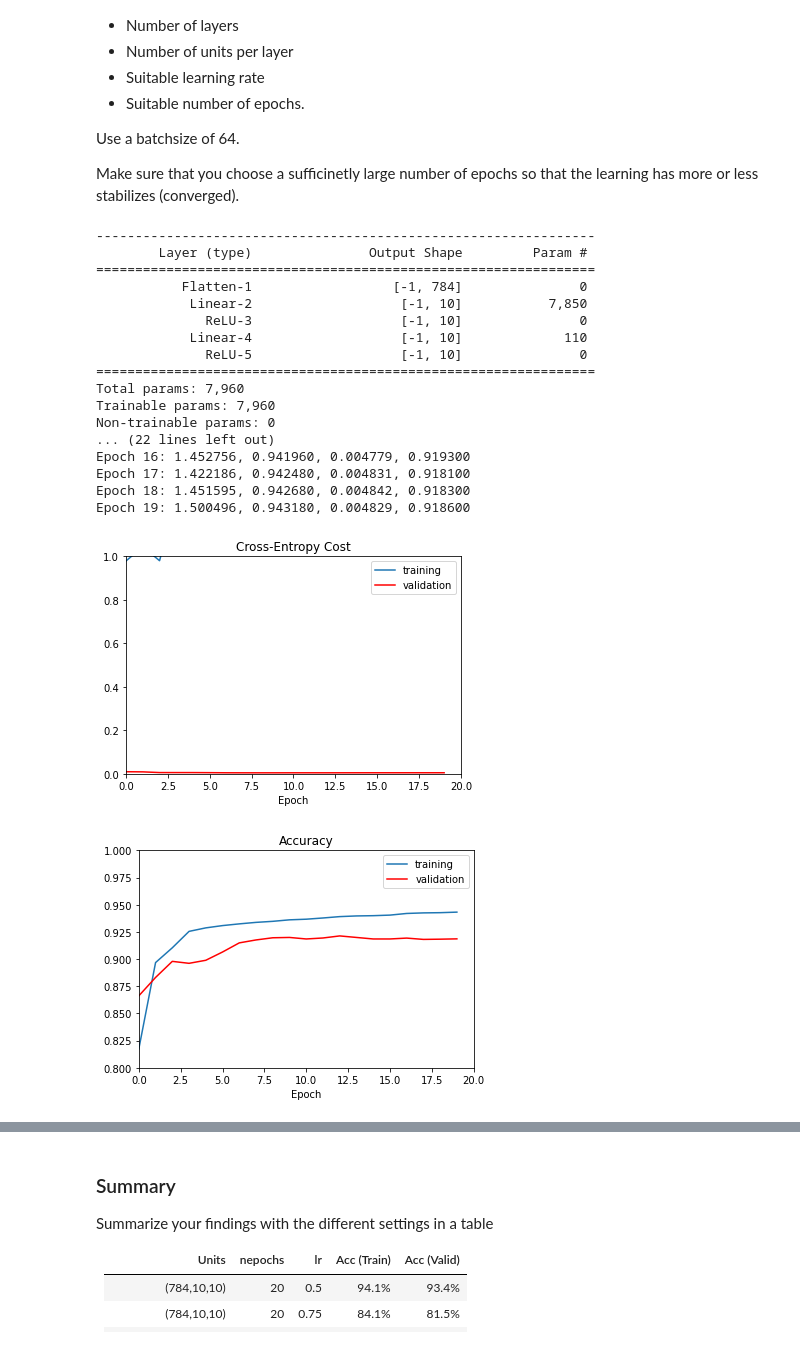
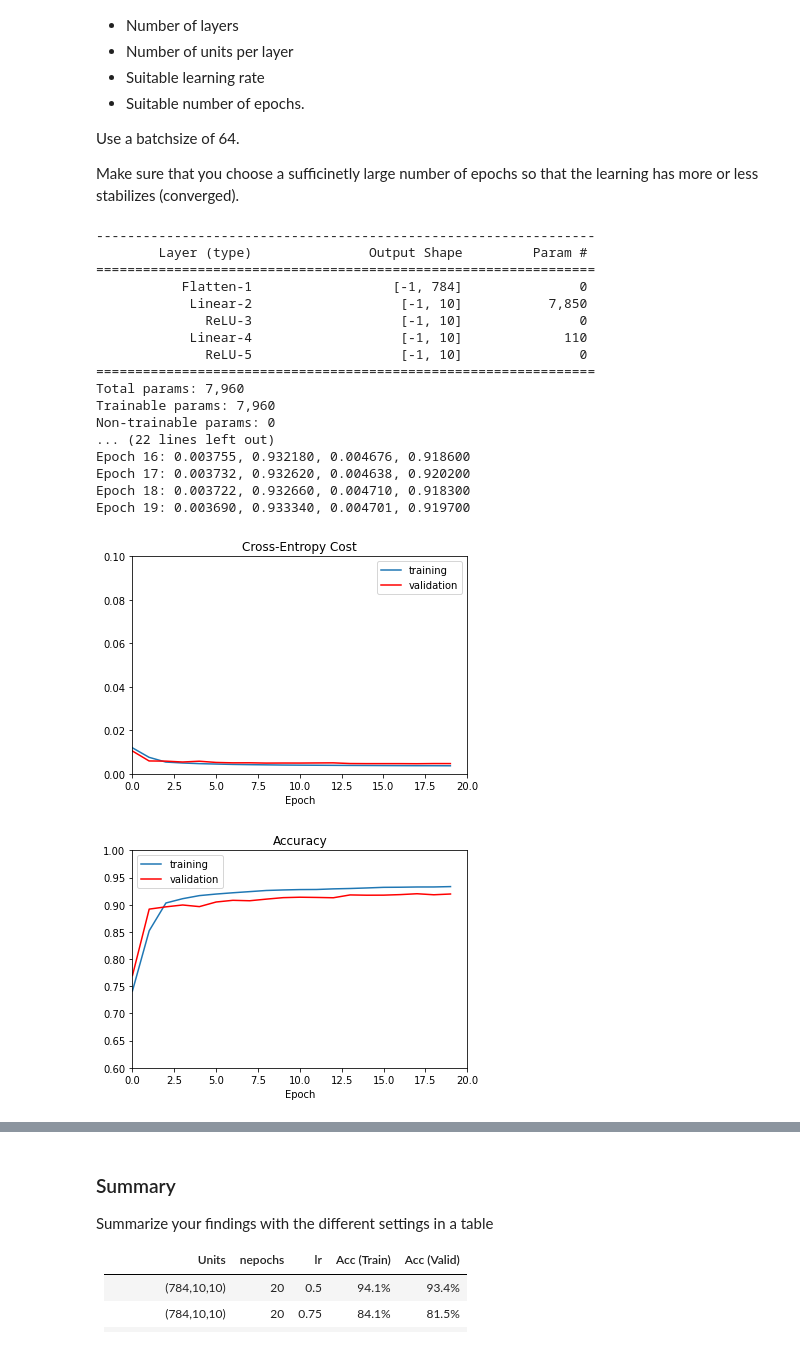
Before and after one commit to goodnic/MSE-TSM_DeLearn, a Jupyter notebook: Exercises/03/pw03_mlp_mnist_classification_stud.ipynb, the cells around one changed output, grey strips where cells are left out. Cells and saved outputs as stored; diff of their text form; code cells hidden in the pictures.

```diff
--- a/Exercises/03/pw03_mlp_mnist_classification_stud.ipynb
+++ b/Exercises/03/pw03_mlp_mnist_classification_stud.ipynb
@@ -134,8 +134,8 @@ def train_eval(model, lr, nepochs, nbatch, training_set, validation_set):
         correct = 0
         for inputs, targets in validation_loader:
             predictions = model(inputs)
-            cost = cost_ce(predictions, targets)
-            validation_cost += cost.item()
+            val_cost = cost_ce(predictions, targets)
+            validation_cost += val_cost.item()
             correct += (torch.argmax(predictions, dim=1) == targets).sum()
 
         cost_valid = validation_cost / len(validation_set)
@@ -145,7 +145,7 @@ def train_eval(model, lr, nepochs, nbatch, training_set, validation_set):
 
         ### YOUR CODE END ###
 
-        cost_hist.append(cost.data)
+        cost_hist.append(cost)
         cost_hist_valid.append(cost_valid)
         acc_hist.append(acc)
         acc_hist_valid.append(acc_valid)
@@ -170,7 +170,7 @@ def plot_results(cost_hist, cost_hist_valid, acc_hist, acc_hist_valid):
     plt.xlabel('Epoch')
     plt.legend()
     plt.xlim(0,nepochs)
-    plt.ylim(0,1)
+    plt.ylim(0,0.1)
     plt.title('Cross-Entropy Cost')
     plt.figure(2)
     plt.plot(torch.arange(nepochs), acc_hist,"-", label='training')
@@ -178,39 +178,39 @@ def plot_results(cost_hist, cost_hist_valid, acc_hist, acc_hist_valid):
     plt.xlabel('Epoch')
     plt.legend()
     plt.xlim(0,nepochs)
-    plt.ylim(0.8,1)
+    plt.ylim(0.6,1)
     plt.title('Accuracy')
 # %%
-model = MLP([28*28, 10, 10])
+best_relu = MLP([28*28, 10, 10])
 learning_rate = 0.5
 nepochs = 20
 nbatch = 64
 
-summary(model, (1,28,28))
+summary(best_relu, (1,28,28))
 
-cost_hist, cost_hist_valid, acc_hist, acc_hist_valid = train_eval(model, learning_rate, nepochs, nbatch, training_set, validation_set)
+cost_hist, cost_hist_valid, acc_hist, acc_hist_valid = train_eval(best_relu, learning_rate, nepochs, nbatch, training_set, validation_set)
 
 plot_results(cost_hist, cost_hist_valid, acc_hist, acc_hist_valid)
 # %% [output]
 ----------------------------------------------------------------
         Layer (type)               Output Shape         Param #
 ================================================================
            Flatten-1                  [-1, 784]               0
             Linear-2                   [-1, 10]           7,850
               ReLU-3                   [-1, 10]               0
             Linear-4                   [-1, 10]             110
               ReLU-5                   [-1, 10]               0
 ================================================================
 Total params: 7,960
 Trainable params: 7,960
 Non-trainable params: 0
 ... (22 lines left out)
-Epoch 16: 1.452756, 0.941960, 0.004779, 0.919300
-Epoch 17: 1.422186, 0.942480, 0.004831, 0.918100
-Epoch 18: 1.451595, 0.942680, 0.004842, 0.918300
-Epoch 19: 1.500496, 0.943180, 0.004829, 0.918600
+Epoch 16: 0.003755, 0.932180, 0.004676, 0.918600
+Epoch 17: 0.003732, 0.932620, 0.004638, 0.920200
+Epoch 18: 0.003722, 0.932660, 0.004710, 0.918300
+Epoch 19: 0.003690, 0.933340, 0.004701, 0.919700
-[figure, old version]
+[figure, new version]
-[figure, old version]
+[figure, new version]
 # %%
 model = MLP([28*28, 10, 10])
 learning_rate = 0.75
```
Also changed, not shown: parts of 15 cells of this notebook.
